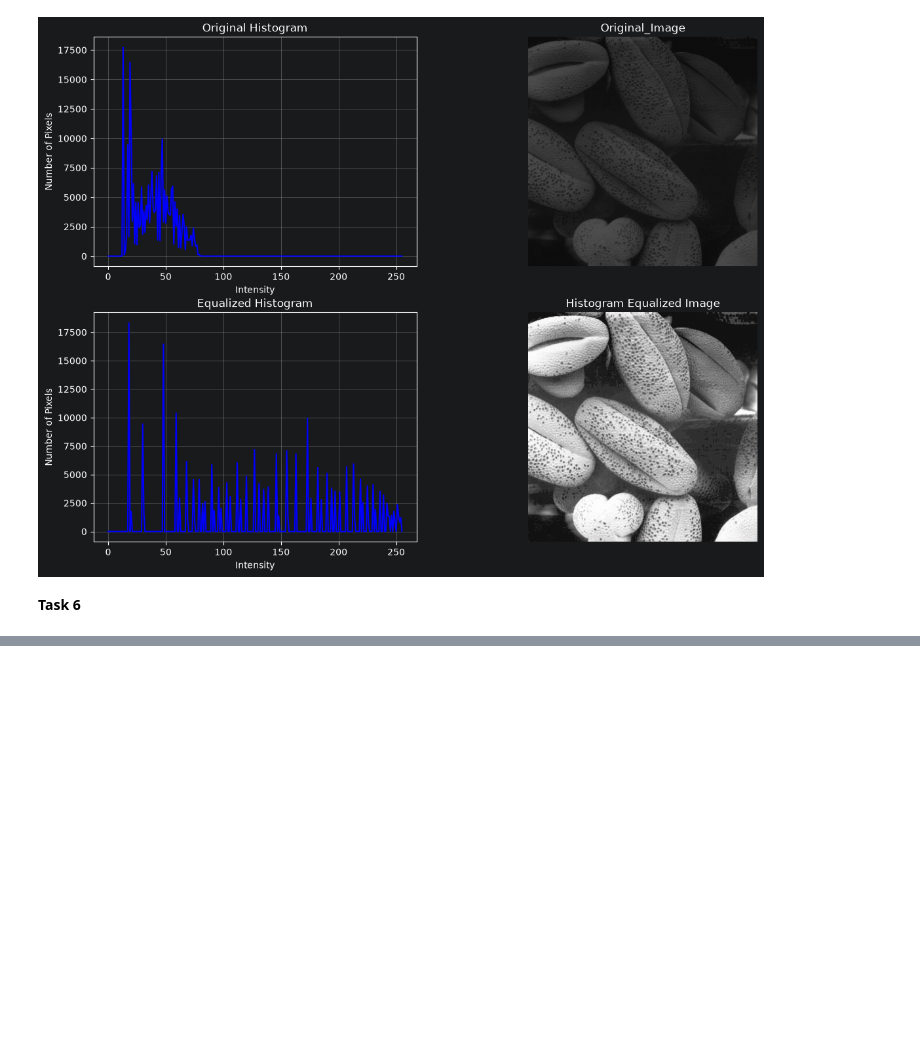
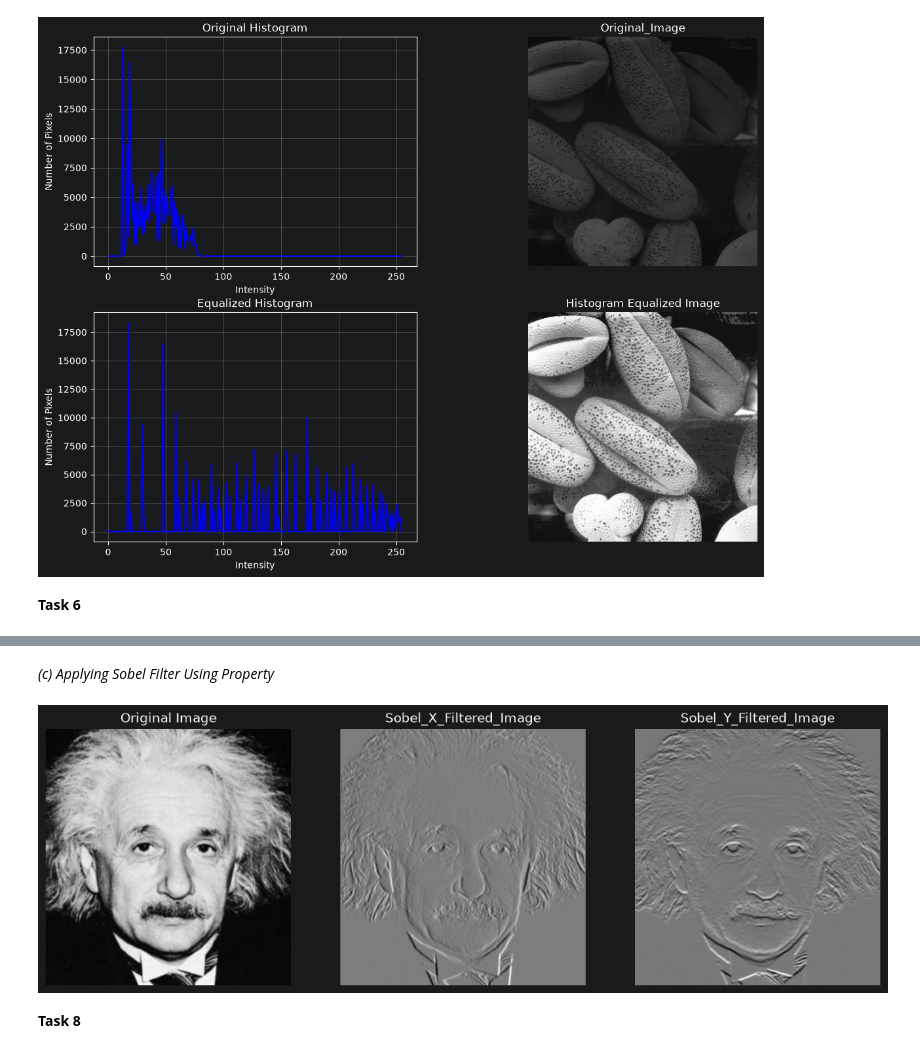
Before and after one commit to indeepa-05/EN3160-Image-Processing, a Jupyter notebook: Assignments/EN3160 Assignment1 on Intensity Transformations and Neighborhood Filtering.ipynb, the cells around one changed output, grey strips where cells are left out. Cells and saved outputs as stored; diff of their text form; code cells hidden in the pictures; blank space fills up the shorter version.

```diff
--- a/Assignments/EN3160 Assignment1 on Intensity Transformations and Neighborhood Filtering.ipynb
+++ b/Assignments/EN3160 Assignment1 on Intensity Transformations and Neighborhood Filtering.ipynb
@@ -289,0 +361,34 @@ ax[1][1].axis('off')
+# %% [markdown]
+*(c) Applying Sobel Filter Using Property*
+# %%
+# Sobel x filter seperated into two parts
+sobel_x_vertical = np.array([[1], [2], [1]])
+sobel_x_horizontal = np.array([[1, 0, -1]])
+
+# Sobel y filter seperated into two parts
+sobel_y_vertical = np.array([[1], [0], [-1]])
+sobel_y_horizontal = np.array([[1, 2, 1]])
+
+# Apply the vertical and horizontal filters iteratively
+x_intermediate = cv.filter2D(im7, cv.CV_64F, sobel_x_vertical)
+sobel_x_filtered_iterative = cv.filter2D(x_intermediate, cv.CV_64F, sobel_x_horizontal)
+
+y_intermediate = cv.filter2D(im7, cv.CV_64F, sobel_y_vertical)
+sobel_y_filtered_iterative = cv.filter2D(y_intermediate, cv.CV_64F, sobel_y_horizontal)
+
+#plotting original, sobel-x filtered, sobel-y filtered images
+fig,ax = plt.subplots(nrows=1,ncols=3, figsize=(14,10))
+ax[0].imshow(im7,cmap='gray',vmin=0,vmax=255)
+ax[0].set_title('Original Image')
+ax[0].axis('off')
+ax[1].imshow(sobel_x_filtered_iterative,cmap='gray')
+ax[1].set_title('Sobel_X_Filtered_Image')
+ax[1].axis('off')
+ax[2].imshow(sobel_y_filtered_iterative ,cmap='gray')
+ax[2].set_title('Sobel_Y_Filtered_Image')
+ax[2].axis('off')
+plt.show()
+# %% [output]
+[figure, added]
+# %% [markdown]
+**Task 8**
```
Also changed, not shown: parts of 5 cells of this notebook, 2 other files.
